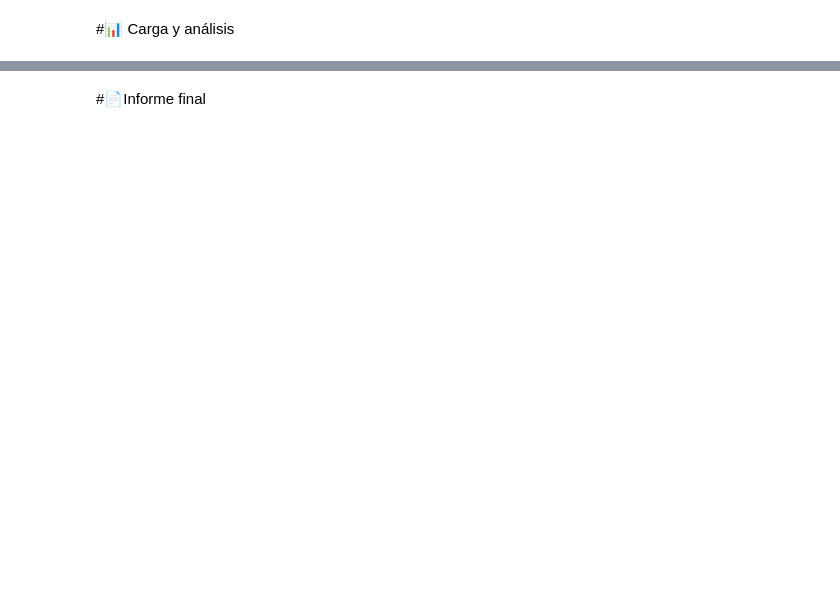
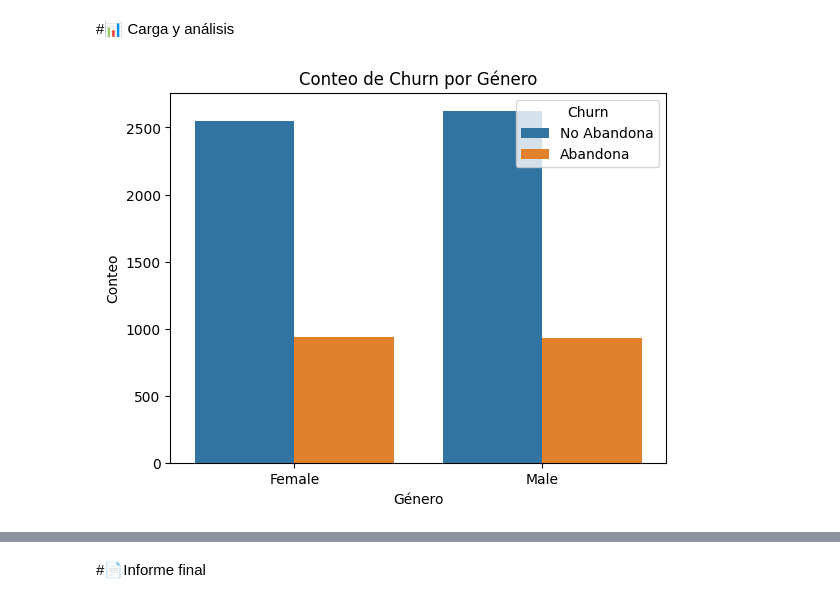
Before and after one commit to Cristiand056/Alura_Teleconx_LATAM, a Jupyter notebook: TelecomX_LATAM.ipynb, the cells around one changed output, grey strips where cells are left out. Drawn from its saved outputs; the diff is of its cells as text; code cells hidden in the pictures; blank space fills up the shorter version.

```diff
--- a/TelecomX_LATAM.ipynb
+++ b/TelecomX_LATAM.ipynb
@@ -6,0 +134,4 @@
+# %%
+df_completo['Charges.Total'] = df_completo['Charges.Total'].replace(' ', 0.0)
+# %%
+df_completo['Charges.Total'] = df_completo['Charges.Total'].astype(np.float64)
@@ -6,0 +150,3 @@
+# %%
+df_completo.rename(columns={'Charges.Total': 'ChargesTotal',
+                    'Charges.Monthly':'ChargesMonthly'}, inplace=True)
@@ -6,0 +161,2 @@
+# %%
+df_completo = df_completo[df_completo['Churn'] != ''].reset_index(drop=True)
@@ -8,0 +178,9 @@
+# %%
+sns.countplot(data=df_completo, x='gender', hue='Churn')
+plt.title('Conteo de Churn por Género')
+plt.xlabel('Género')
+plt.ylabel('Conteo')
+plt.legend(title='Churn', labels=['No Abandona', 'Abandona'])
+plt.show()
+# %% [output]
+[figure, added]
```
Also changed, not shown: parts of 25 cells of this notebook.
